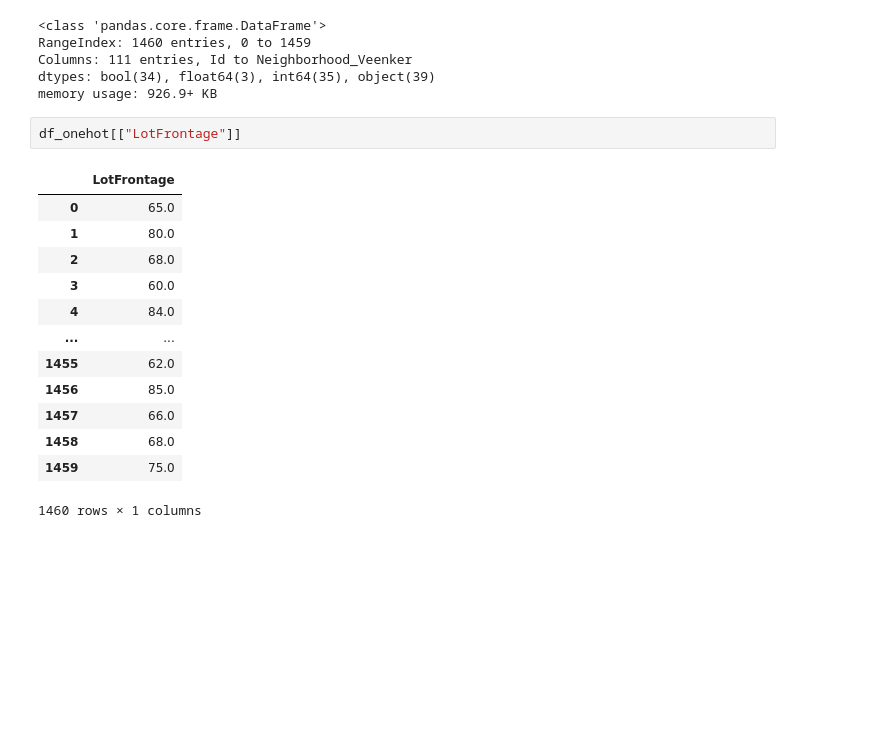
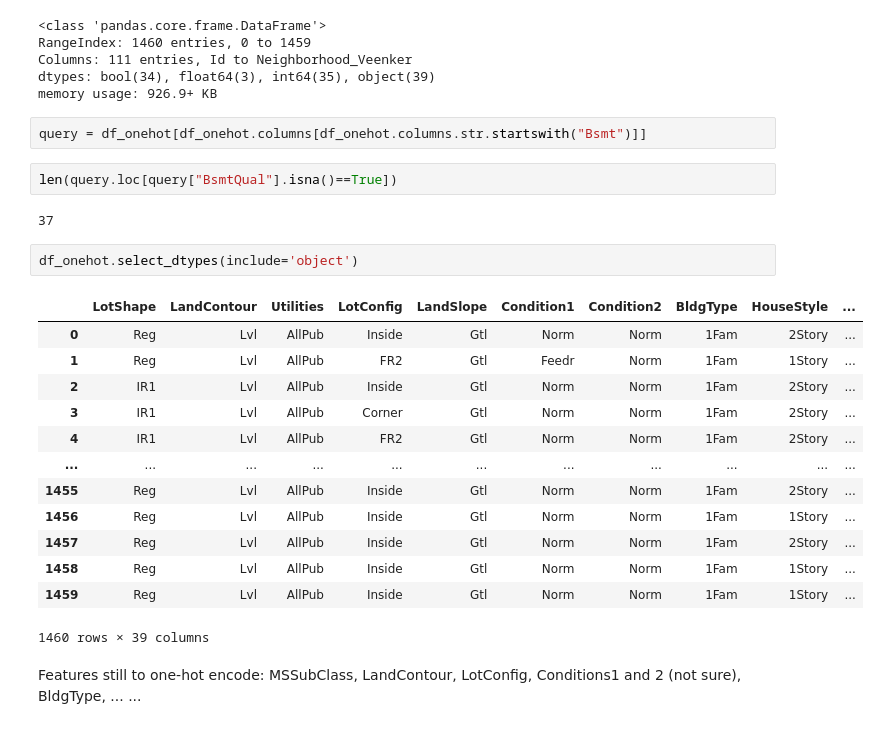
Before and after one commit to M-GibbonsGH/0125LinReg, a Jupyter notebook: 2701_Explore.ipynb, the cells around one changed output. Saved outputs shown, nothing was run; the diff lists cells and outputs as text; blank space fills up the shorter version.

```diff
--- a/2701_Explore.ipynb
+++ b/2701_Explore.ipynb
@@ -242,19 +222,27 @@ RangeIndex: 1460 entries, 0 to 1459
 Columns: 111 entries, Id to Neighborhood_Veenker
 dtypes: bool(34), float64(3), int64(35), object(39)
 memory usage: 926.9+ KB
-# %%
-df_onehot[["LotFrontage"]]
-# %% [output]
-|  | LotFrontage |
-| 0 | 65.0 |
-| 1 | 80.0 |
-| 2 | 68.0 |
-| 3 | 60.0 |
-| 4 | 84.0 |
-| ... | ... |
-| 1455 | 62.0 |
-| 1456 | 85.0 |
-| 1457 | 66.0 |
-| 1458 | 68.0 |
-| 1459 | 75.0 |
-1460 rows × 1 columns
+# %%
+query = df_onehot[df_onehot.columns[df_onehot.columns.str.startswith("Bsmt")]]
+# %%
+len(query.loc[query["BsmtQual"].isna()==True])
+# %% [output]
+37
+# %%
+df_onehot.select_dtypes(include='object')
+# %% [output]
+|  | LotShape | LandContour | Utilities | LotConfig | LandSlope | Condition1 | Condition2 | BldgType | HouseStyle | ... |
+| 0 | Reg | Lvl | AllPub | Inside | Gtl | Norm | Norm | 1Fam | 2Story | ... |
+| 1 | Reg | Lvl | AllPub | FR2 | Gtl | Feedr | Norm | 1Fam | 1Story | ... |
+| 2 | IR1 | Lvl | AllPub | Inside | Gtl | Norm | Norm | 1Fam | 2Story | ... |
+| 3 | IR1 | Lvl | AllPub | Corner | Gtl | Norm | Norm | 1Fam | 2Story | ... |
+| 4 | IR1 | Lvl | AllPub | FR2 | Gtl | Norm | Norm | 1Fam | 2Story | ... |
+| ... | ... | ... | ... | ... | ... | ... | ... | ... | ... | ... |
+| 1455 | Reg | Lvl | AllPub | Inside | Gtl | Norm | Norm | 1Fam | 2Story | ... |
+| 1456 | Reg | Lvl | AllPub | Inside | Gtl | Norm | Norm | 1Fam | 1Story | ... |
+| 1457 | Reg | Lvl | AllPub | Inside | Gtl | Norm | Norm | 1Fam | 2Story | ... |
+| 1458 | Reg | Lvl | AllPub | Inside | Gtl | Norm | Norm | 1Fam | 1Story | ... |
+| 1459 | Reg | Lvl | AllPub | Inside | Gtl | Norm | Norm | 1Fam | 1Story | ... |
+1460 rows × 39 columns
+# %% [markdown]
+Features still to one-hot encode: MSSubClass, LandContour, LotConfig, Conditions1 and 2 (not sure), BldgType, ... ...
```
Also changed, not shown: parts of 1 cell of this notebook, 1 other file.
